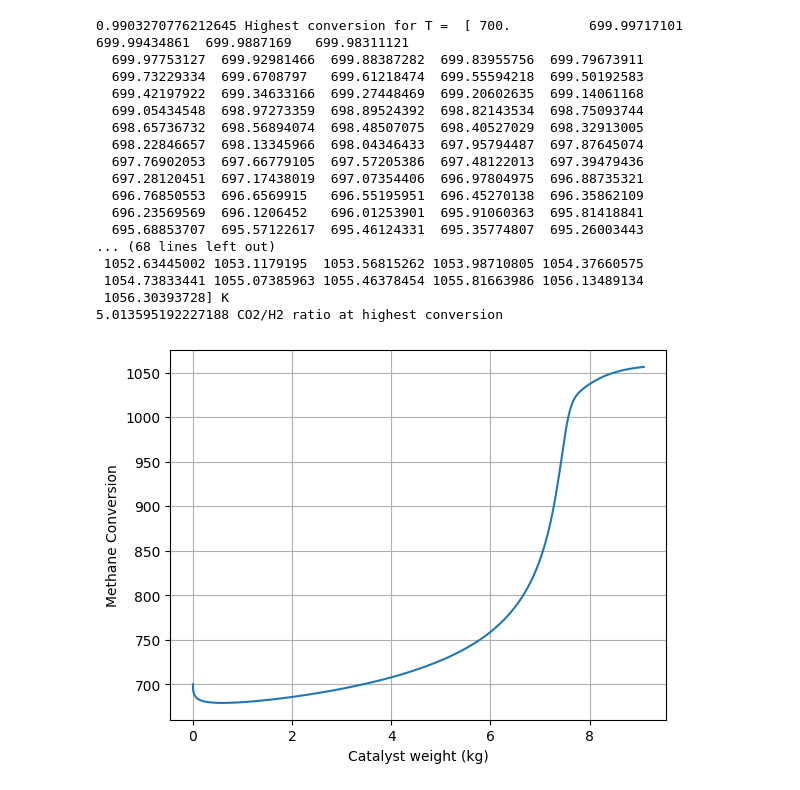
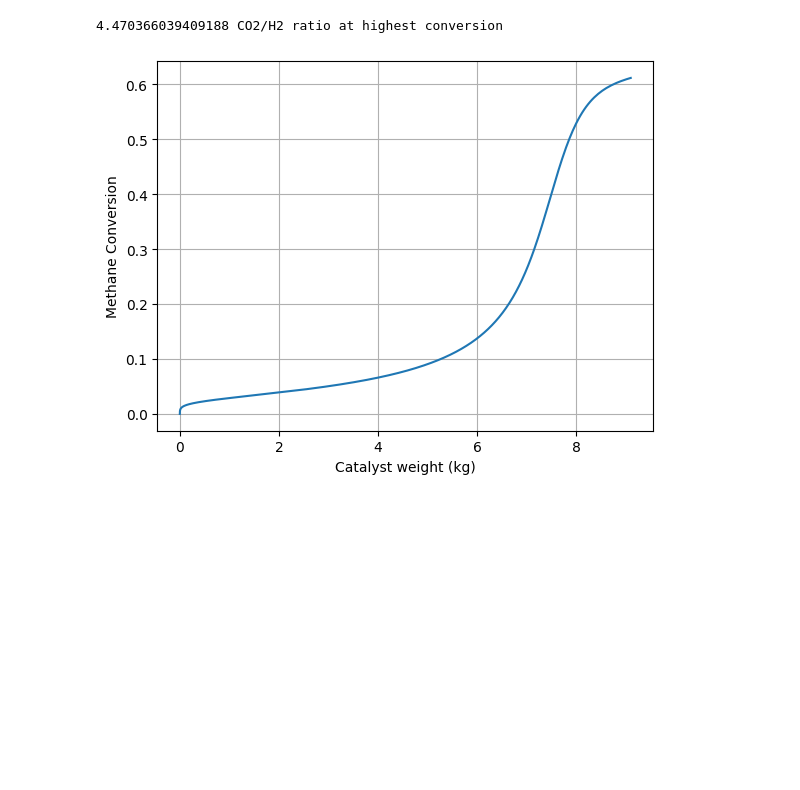
Before and after one commit to catvanille/project, a Jupyter notebook: shift.ipynb, the cells around one changed output. Cells and saved outputs as stored; diff of their text form; code cells hidden in the pictures; blank space fills up the shorter version.

Commit message:
fixed kg ratio

```diff
--- a/shift.ipynb
+++ b/shift.ipynb
@@ -103,28 +100,9 @@ def Keqm(T):
 # %%
-T_span = [500 + 10*i for i in range(100)]
+T_span = [700 + 8*i for i in range(100)]
 H1 = [Hrxn1(T)/1000 for T in T_span]
 H2 = [Hrxn2(T)/1000 for T in T_span]
 H3 = [Hrxn3(T)/1000 for T in T_span]
 H4 = [Hrxn4(T)/1000 for T in T_span]
-
-# fig, axs = plt.subplots(2, 2, figsize=(10, 10))
-# axs[0, 0].plot(T_span, H1)
-# axs[0, 0].set_title('Hrxn1')
-# axs[0, 0].set_xlabel('Temperature (K)')
-# axs[0, 0].set_ylabel('Enthalpy (J/mol)')
-# axs[0, 1].plot(T_span, H2)
-# axs[0, 1].set_title('Hrxn2')
-# axs[0, 1].set_xlabel('Temperature (K)')
-# axs[0, 1].set_ylabel('Enthalpy (J/mol)')
-# axs[1, 0].plot(T_span, H3)
-# axs[1, 0].set_title('Hrxn3')
-# axs[1, 0].set_xlabel('Temperature (K)')
-# axs[1, 0].set_ylabel('Enthalpy (J/mol)')
-# axs[1, 1].plot(T_span, H4)
-# axs[1, 1].set_title('Hrxn4')
-# axs[1, 1].set_xlabel('Temperature (K)')
-# axs[1, 1].set_ylabel('Enthalpy (J/mol)')
-# plt.tight_layout()
 for i in range(4):
     plt.figure()
     plt.plot(T_span, [H1, H2, H3, H4][i])
@@ -142,4 +120,3 @@ plt.xlabel('Temperature (K)')
 plt.ylabel('Hrxn (kJ/mol)')
 plt.grid()
 plt.legend()
-plt.savefig('hrxn.png')
@@ -483,13 +430,10 @@ def shiftc(w, F):
     rate3 = 0
     rate4 = 0
     # Rate expressions for each reaction
-    if sigma > 0:
-        rate1 = 0.07 * (k1 / pH2**2.5) * (pCH4 * pH2O - pH2**3 * pCO / KI) / sigma**2
-        rate2 = 0.06 * (k2 / pH2**3.5) * (pCH4 * pH2O**2 - pH2**4 * pCO2 / KII) / sigma**2
-        rate3 = 0.7 * (k3 / pH2) * (pCO * pH2O - pH2 * pCO2 / KIII) / sigma**2
-        rate4 = 0.05 * (k4a * pCH4 * pO2 / sigma1**2 + k4b * pCH4 * pO2 / sigma1)
-    else:
-        print('KCH4: ', KCH4, 'KCO: ', KCO, 'KH2: ', KH2, 'KH2O: ', KH2O, 'sigma: ', sigma, 'KC_CH4: ', KC_CH4, 'KC_O2: ', KC_O2, 'sigma1: ', sigma1, 'T: ', T, 'P: ', P, 'F: ', F, 'FT: ', FT, 'pCH4: ', pCH4, 'pH2O: ', pH2O, 'pO2: ', pO2, 'pCO: ', pCO, 'pCO2: ', pCO2, 'pH2: ', pH2, 'pN2: ', pN2, 'k1: ', k1, 'k2: ', k2, 'k3: ', k3, 'k4a: ', k4a, 'k4b: ', k4b, 'KI: ', KI, 'KII: ', KII, 'KIII: ', KIII, 'viscm: ', viscm, 'MWavg: ', MWavg, 'rho: ', rho, 'Um: ', Um, 'term1: ', term1, 'term2: ', term2, 'dPdw: ', dPdw)
+    rate1 = 0.07 * (k1 / pH2**2.5) * (pCH4 * pH2O - pH2**3 * pCO / KI) / sigma**2
+    rate2 = 0.06 * (k2 / pH2**3.5) * (pCH4 * pH2O**2 - pH2**4 * pCO2 / KII) / sigma**2
+    rate3 = 0.7 * (k3 / pH2) * (pCO * pH2O - pH2 * pCO2 / KIII) / sigma**2
+    rate4 = 0.05 * (k4a * pCH4 * pO2 / sigma1**2 + k4b * pCH4 * pO2 / sigma1)
 
     # Differential equations (species balances)
     dFdw = np.zeros_like(F)
@@ -1235,48 +808,32 @@ KCH4:  nan KCO:  nan KH2:  nan KH2O:  nan sigma:  nan KC_CH4:  nan KC_O2:  nan s
 # %%
 # combine parameters
 L = 4
 diameters = [1, 2, 3]
 # methane, steam, oxygen, carbon monoxide, carbon dioxide, hydrogen, nitrogen
 d = 2
 T = 700
 plt.figure()
-F0 = [0.15/1.85, 0.15*1.38, 0.05, 0.001, 0.00, 0.001, 0.175, T, 10, d]
+F0 = [0.15, 0.15, 0.05, 0.000, 0.000, 0.001, 0.18, T, 10, d]
 w= L* np.pi * ((d*0.0254)**2 / 4) * 1870 * (1-0.4)
 w_span = [0, w]
 sol = solve_ivp(shiftc, w_span, F0, method='LSODA', rtol=1e-6, atol=1e-9)
 w = sol.t # Catalyst weight (kg)
 X = (F0[0] - sol.y.T[:, 0]) / F0[0]
 P = sol.y.T[:, 8]
 T = sol.y.T[:, 7]
 CO2H2_ratio = sol.y.T[:, 4] / sol.y.T[:, 5]
 # convert to grams
 CO2H2_ratio = CO2H2_ratio * 44 / 2
-plt.plot(w, T, label='T = {} K'.format(T))
-print(X[-1], 'Highest conversion for T = ', T, 'K')
+plt.plot(w, X, label='T = {} K'.format(T))
+#print(X[-1], 'Final conversion for T = ', T, 'K')
 print(CO2H2_ratio[-1], 'CO2/H2 ratio at highest conversion')
 plt.xlabel('Catalyst weight (kg)')
 plt.ylabel('Methane Conversion')
 #plt.legend(loc='lower right', ncol=2)
 plt.grid()
 # %% [output]
-0.9903270776212645 Highest conversion for T =  [ 700.          699.99717101  699.99434861  699.9887169   699.98311121
-  699.97753127  699.92981466  699.88387282  699.83955756  699.79673911
-  699.73229334  699.6708797   699.61218474  699.55594218  699.50192583
-  699.42197922  699.34633166  699.27448469  699.20602635  699.14061168
-  699.05434548  698.97273359  698.89524392  698.82143534  698.75093744
-  698.65736732  698.56894074  698.48507075  698.40527029  698.32913005
-  698.22846657  698.13345966  698.04346433  697.95794487  697.87645074
-  697.76902053  697.66779105  697.57205386  697.48122013  697.39479436
-  697.28120451  697.17438019  697.07354406  696.97804975  696.88735321
-  696.76850553  696.6569915   696.55195951  696.45270138  696.35862109
-  696.23569569  696.1206452   696.01253901  695.91060363  695.81418841
-  695.68853707  695.57122617  695.46124331  695.35774807  695.26003443
-... (68 lines left out)
- 1052.63445002 1053.1179195  1053.56815262 1053.98710805 1054.37660575
- 1054.73833441 1055.07385963 1055.46378454 1055.81663986 1056.13489134
- 1056.30393728] K
-5.013595192227188 CO2/H2 ratio at highest conversion
+4.470366039409188 CO2/H2 ratio at highest conversion
-[figure, old version]
+[figure, new version]
 # %%
 # calculate amount of H2 produced
 H2 = sol.y.T[:, 5]
```
Also changed, not shown: parts of 41 cells of this notebook.
